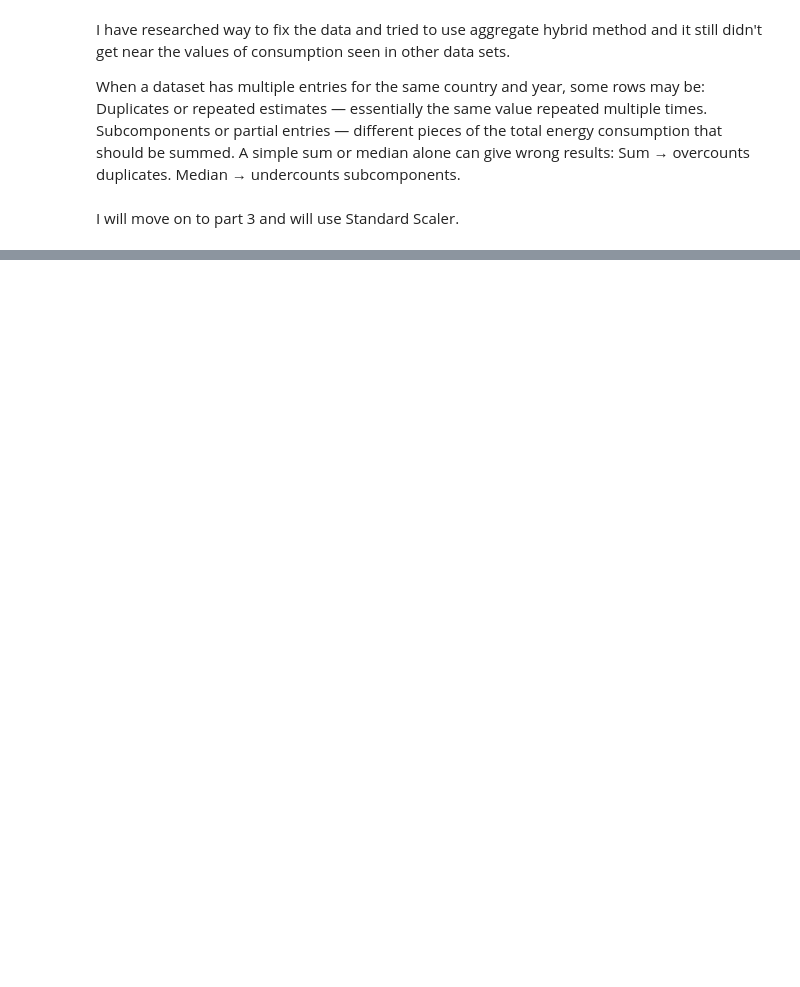
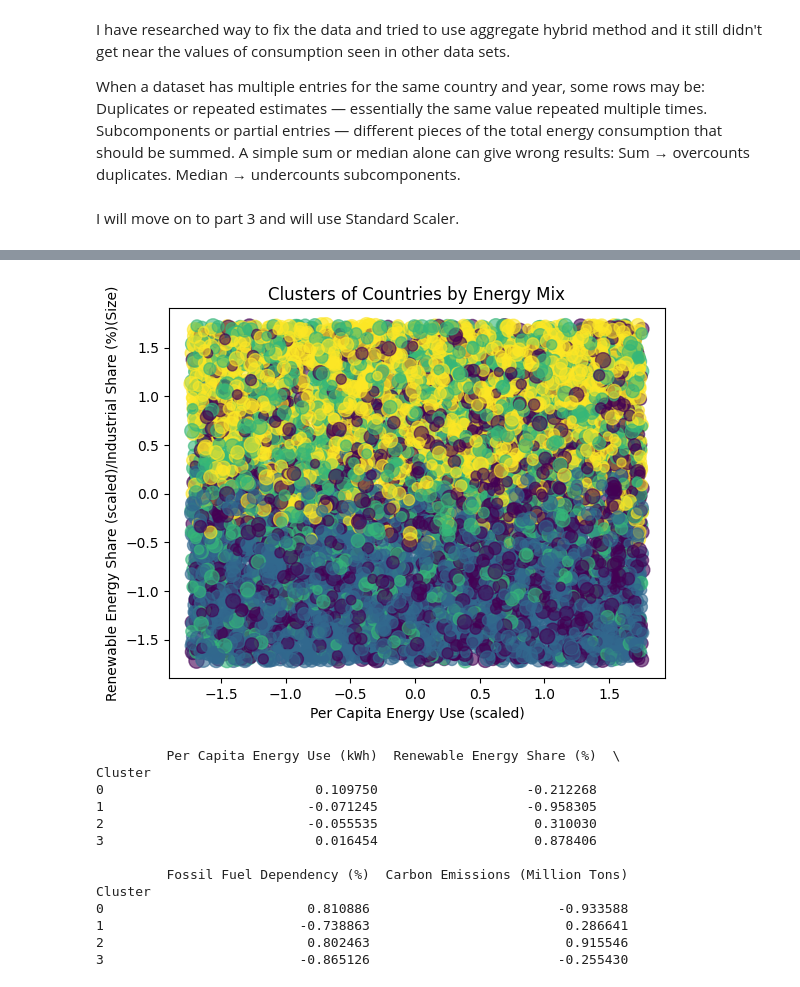
Before and after one commit to RudyAlhaddad7/global-energy-consumption-analysis, a Jupyter notebook: notebook/eda.ipynb, the cells around one changed output, grey strips where cells are left out. Drawn from its saved outputs; the diff is of its cells as text; code cells hidden in the pictures; blank space fills up the shorter version.

```diff
--- a/notebook/eda.ipynb
+++ b/notebook/eda.ipynb
@@ -348,0 +566,28 @@ print(df[df['Country'] == 'Australia'])
+# %%
+plt.scatter(
+    Cluster_data['Per Capita Energy Use (kWh)'],
+    Cluster_data['Renewable Energy Share (%)'],
+    s=Cluster_data['Industrial Energy Use (%)']*2,  # size by industrial share
+    c=Cluster_data['Cluster'],
+    cmap='viridis',
+    alpha=0.6
+)
+plt.xlabel('Per Capita Energy Use (scaled)')
+plt.ylabel('Renewable Energy Share (scaled)/Industrial Share (%)(Size)')
+plt.title('Clusters of Countries by Energy Mix')
+plt.show()
+# %% [output]
+[figure, added]
+         Per Capita Energy Use (kWh)  Renewable Energy Share (%)  \
+Cluster
+0                           0.109750                   -0.212268
+1                          -0.071245                   -0.958305
+2                          -0.055535                    0.310030
+3                           0.016454                    0.878406
+
+         Fossil Fuel Dependency (%)  Carbon Emissions (Million Tons)
+Cluster
+0                          0.810886                        -0.933588
+1                         -0.738863                         0.286641
+2                          0.802463                         0.915546
+3                         -0.865126                        -0.255430
```
Also changed, not shown: parts of 25 cells of this notebook, 1 other file.
